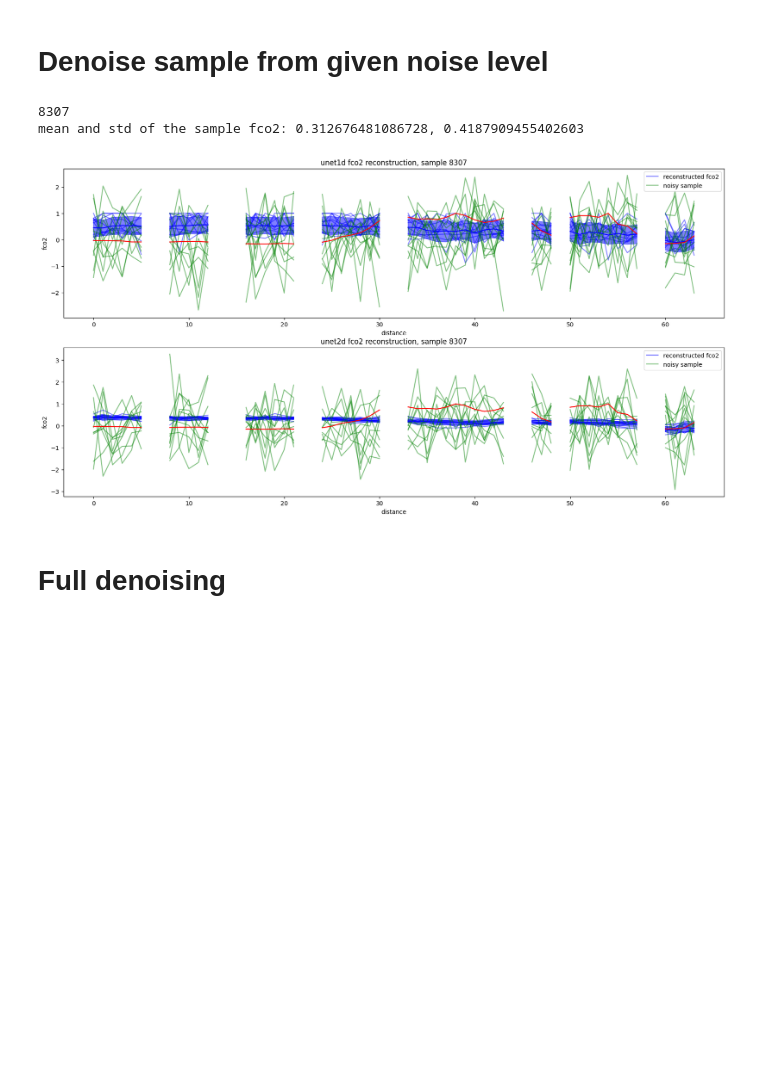
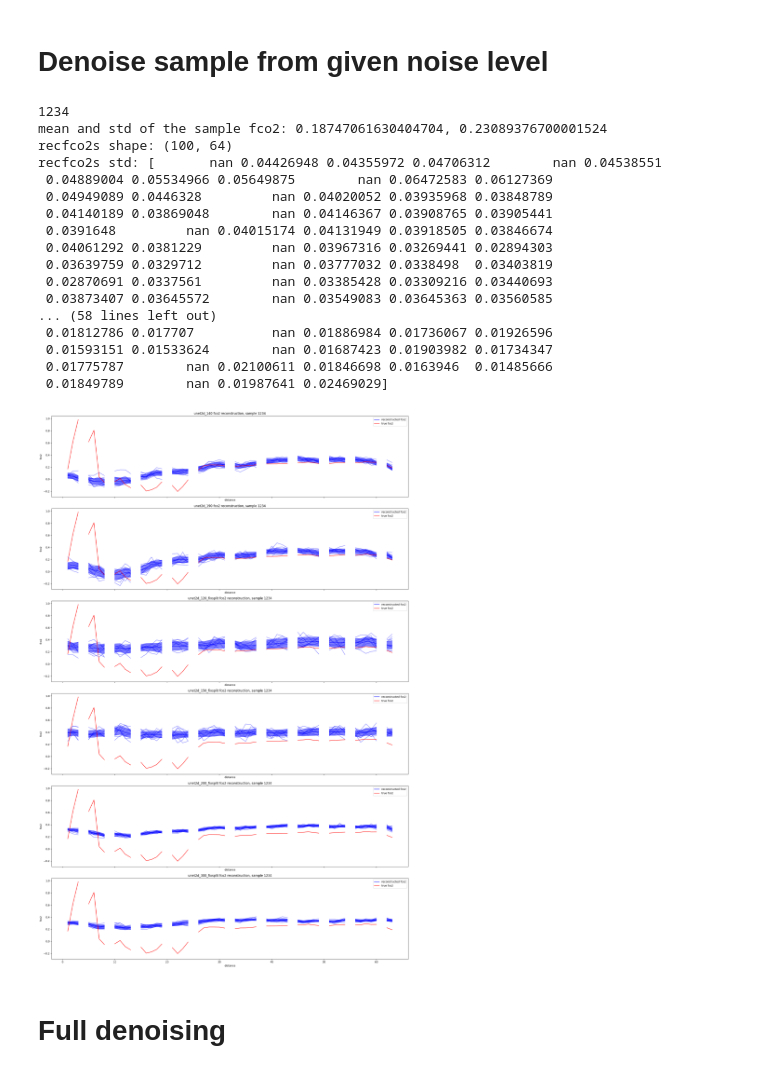
Before and after one commit to ebrusoni/fco2diffusion, a Jupyter notebook: training/eval.ipynb, the cells around one changed output. Drawn from its saved outputs; the diff is of its cells as text; code cells hidden in the pictures; blank space fills up the shorter version.

Commit message:
remove sample loops from inference in eval.ipynb + new notebook for ocean surface level predictions

```diff
--- a/training/eval.ipynb
+++ b/training/eval.ipynb
@@ -67,8 +103,10 @@ def rec_sample(sample_context, model, noise_scheduler, timesteps):
     return reconstructed_fco2s, noisy_samples
 
 def plot_rec(ax, recfco2s, noisy_samples, truth, title, plot_noisy=True):
+    print('recfco2s shape:', recfco2s.shape)
     line01 = ax.plot(recfco2s.T[:,:10], color='blue', alpha=0.5)
     # plot devations from the mean
+    print('recfco2s std:', recfco2s.std(axis=0))
     ax.fill_between(np.arange(0, 64), recfco2s.mean(axis=0) - recfco2s.std(axis=0),
                      recfco2s.mean(axis=0) + recfco2s.std(axis=0), color='blue', alpha=0.5)
     if plot_noisy:
@@ -76,34 +114,63 @@ def plot_rec(ax, recfco2s, noisy_samples, truth, title, plot_noisy=True):
         line02 = ax.plot(noisy_samples.T[:,:10], color='green', alpha=0.5)
     ax.plot(recfco2s.mean(axis=0), label='reconstructed fco2', color='blue')
     ax.plot(truth.flatten(), label='true fco2', color='red')
-    ax.legend(handles=[line01[0], line02[0]], labels=['reconstructed fco2', 'noisy sample'])
+    if plot_noisy:
+        ax.legend(handles=[line01[0], line02[0]], labels=['reconstructed fco2', 'noisy sample'])
+    else:
+        ax.legend(handles=[line01[0]], labels=['reconstructed fco2'])
     ax.set_title(title)
     ax.set_xlabel('distance')
     ax.set_ylabel('fco2')
     return ax
+# %%
+# sort samples by largest std
+# ix = np.argsort(np.nanstd(val_ds[:, 0, :], axis=1))[::-1][100]
+ix = 1234
+sample = val_ds[ix]
 # %%
 import numpy as np
 import matplotlib.pyplot as plt
 
-# sort samples by largest std
-ix = np.argsort(np.nanstd(val_ds[:, 0, :], axis=1))[::-1][1]
-# ix = 1
+
 print(ix)
 print(f"mean and std of the sample fco2: {np.nanmean(val_ds[ix, 0:1, :])}, {np.nanstd(val_ds[ix, 0:1, :])}")
 
+sample = val_ds[ix]
 timesteps = torch.tensor(900)
-unet1d_rec, noisy_samples1 = rec_sample(val_ds[ix], unet1d, noise_scheduler, timesteps)
-unet2d_rec, noisy_samples2 = rec_sample(val_ds[ix], unet2d, noise_scheduler, timesteps)
 
-n_models = 2
-fig, axs = plt.subplots(n_models, 1, figsize=(20, n_models*5))
-ax = plot_rec(axs[0], unet1d_rec, noisy_samples1, val_ds[ix, 0:1, :], f"unet1d fco2 reconstruction, sample {ix}")
-ax = plot_rec(axs[1], unet2d_rec, noisy_samples2, val_ds[ix, 0:1, :], f"unet2d fco2 reconstruction, sample {ix}")
+recs = dict()
+for model_name, model in models.items():
+    recs[model_name] = dict()
+    recs[model_name]['rec'], recs[model_name]['noisy_samples'] = rec_sample(sample, model['model'], model['scheduler'], timesteps)
 
+
+# plot the reconstruction
+n_models = len(recs.keys())
+fig, axs = plt.subplots(n_models, 1, figsize=(20, n_models*5), sharex=True, sharey=True)
+for i, (model_name, rec) in enumerate(recs.items()):
+    ax = plot_rec(axs[i], rec['rec'], rec['noisy_samples'], sample[0:1], f"{model_name} fco2 reconstruction, sample {ix}", plot_noisy=False)
+    ax.legend()
+    ax.set_title(f"{model_name} fco2 reconstruction, sample {ix}")
+plt.tight_layout()
 plt.show()
 # %% [output]
-8307
-mean and std of the sample fco2: 0.312676481086728, 0.4187909455402603
+1234
+mean and std of the sample fco2: 0.18747061630404704, 0.23089376700001524
+recfco2s shape: (100, 64)
+recfco2s std: [       nan 0.04426948 0.04355972 0.04706312        nan 0.04538551
+ 0.04889004 0.05534966 0.05649875        nan 0.06472583 0.06127369
+ 0.04949089 0.0446328         nan 0.04020052 0.03935968 0.03848789
+ 0.04140189 0.03869048        nan 0.04146367 0.03908765 0.03905441
+ 0.0391648         nan 0.04015174 0.04131949 0.03918505 0.03846674
+ 0.04061292 0.0381229         nan 0.03967316 0.03269441 0.02894303
+ 0.03639759 0.0329712         nan 0.03777032 0.0338498  0.03403819
+ 0.02870691 0.0337561         nan 0.03385428 0.03309216 0.03440693
+ 0.03873407 0.03645572        nan 0.03549083 0.03645363 0.03560585
+... (58 lines left out)
+ 0.01812786 0.017707          nan 0.01886984 0.01736067 0.01926596
+ 0.01593151 0.01533624        nan 0.01687423 0.01903982 0.01734347
+ 0.01775787        nan 0.02100611 0.01846698 0.0163946  0.01485666
+ 0.01849789        nan 0.01987641 0.02469029]
-[figure, old version]
+[figure, new version]
 # %% [markdown]
 # Full denoising
```
Also changed, not shown: parts of 20 cells of this notebook, 1 other file.
